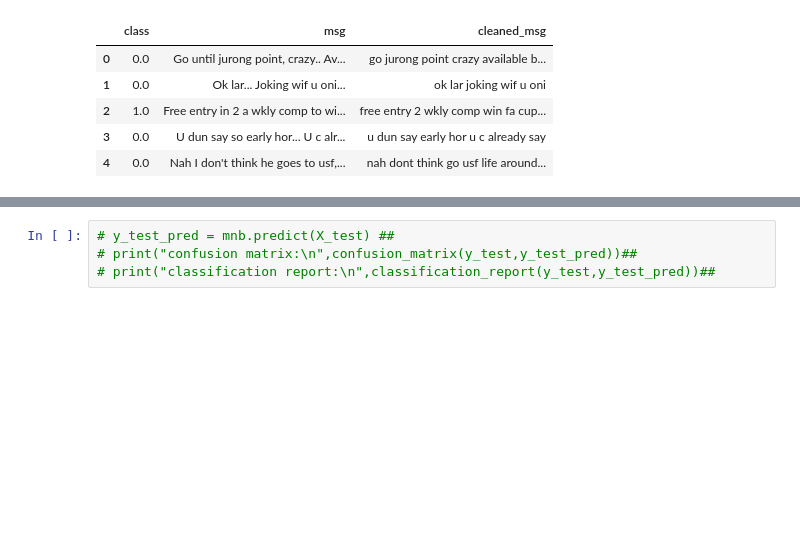
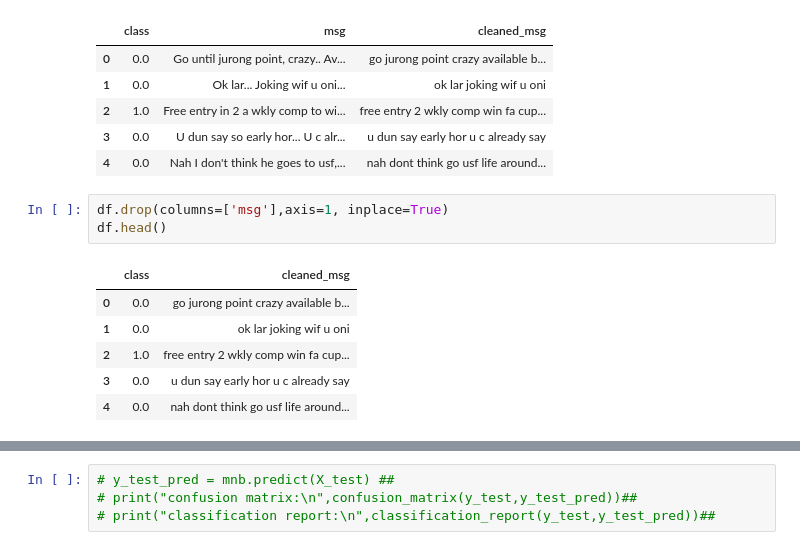
Before and after one commit to Madhav3737/SMS_Spam_detector, a Jupyter notebook: sms_spam.ipynb, the cells around one changed output, grey strips where cells are left out. Saved outputs shown, nothing was run; the diff lists cells and outputs as text; blank space fills up the shorter version.

```diff
--- a/sms_spam.ipynb
+++ b/sms_spam.ipynb
@@ -109,6 +136,16 @@ df.head()
 | 2 | 1.0 | Free entry in 2 a wkly comp to wi... | free entry 2 wkly comp win fa cup... |
 | 3 | 0.0 | U dun say so early hor... U c alr... | u dun say early hor u c already say |
 | 4 | 0.0 | Nah I don't think he goes to usf,... | nah dont think go usf life around... |
+# %%
+df.drop(columns=['msg'],axis=1, inplace=True)
+df.head()
+# %% [output]
+|  | class | cleaned_msg |
+| 0 | 0.0 | go jurong point crazy available b... |
+| 1 | 0.0 | ok lar joking wif u oni |
+| 2 | 1.0 | free entry 2 wkly comp win fa cup... |
+| 3 | 0.0 | u dun say early hor u c already say |
+| 4 | 0.0 | nah dont think go usf life around... |
 # %%
 print(df['class'].value_counts())
 # %% [output]
```
Also changed, not shown: parts of 17 cells of this notebook, 7 other files.
